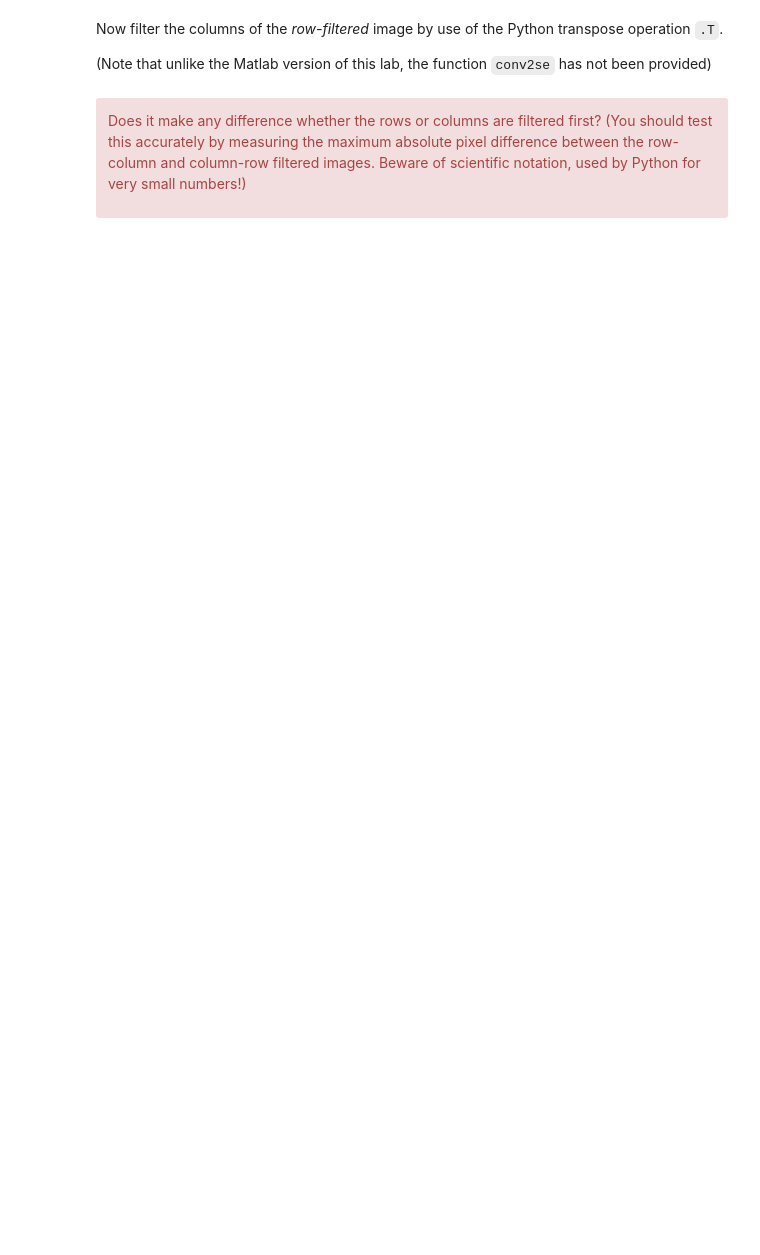
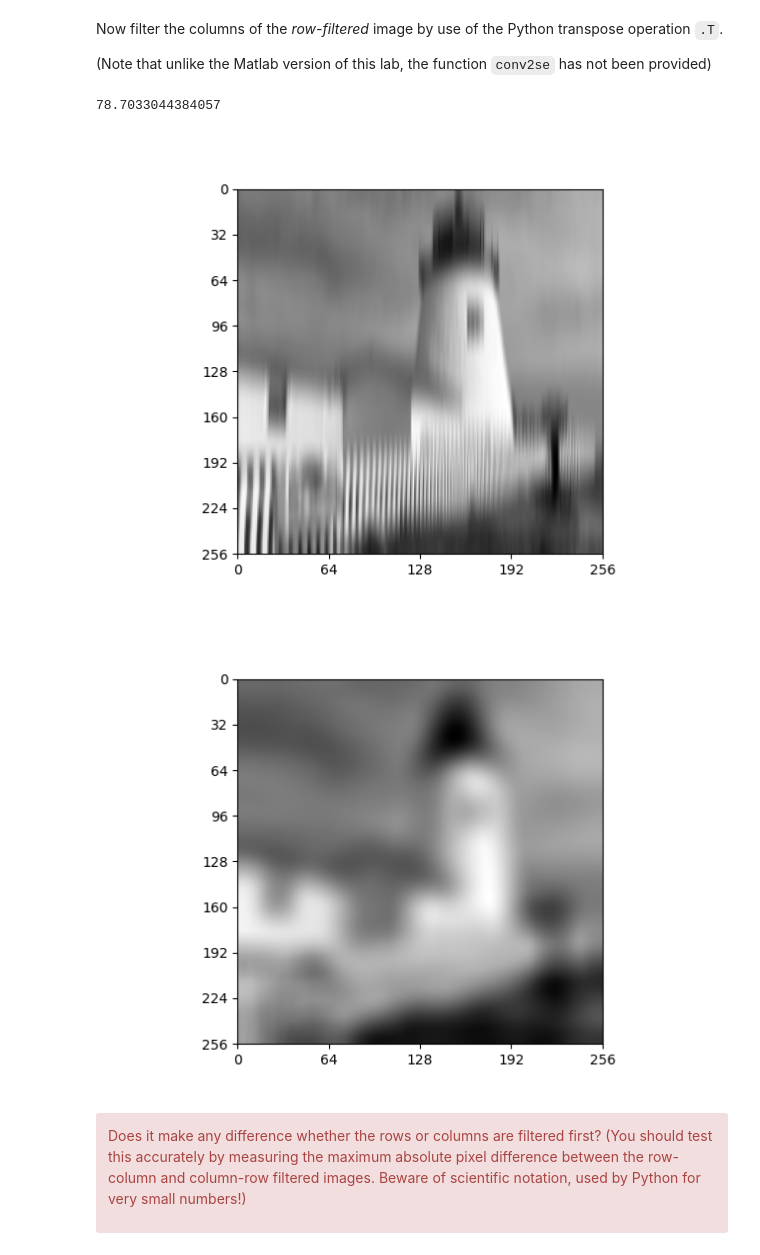
Before and after one commit to lk480/cued_sf2_lab, a Jupyter notebook: 5-simple-image-filtering.ipynb, the cells around one changed output. Cells and saved outputs as stored; diff of their text form; code cells hidden in the pictures; blank space fills up the shorter version.

```diff
--- a/5-simple-image-filtering.ipynb
+++ b/5-simple-image-filtering.ipynb
@@ -171,6 +171,21 @@ plot_image(Xf2, ax=ax)
 Now filter the columns of the _row-filtered_ image by use of the Python transpose operation `.T`.
 
 (Note that unlike the Matlab version of this lab, the function `conv2se` has not been provided)
+# %%
+fig, ax = plt.subplots()
+Xf4 = convse(X.T,halfcos(35))
+plot_image(Xf4.T, ax=ax)
+
+fig, ax = plt.subplots()
+Xf5 = convse(Xf4.T,halfcos(35))
+plot_image(Xf5, ax=ax)
+
+diff = Xf5 - Xf3.T
+print(np.max(abs(diff)))
+# %% [output]
+78.7033044384057
+[figure, added]
+[figure, added]
 # %% [markdown]
 <div class="alert alert-block alert-danger">
 
```
Also changed, not shown: parts of 4 cells of this notebook, 2 other files.
